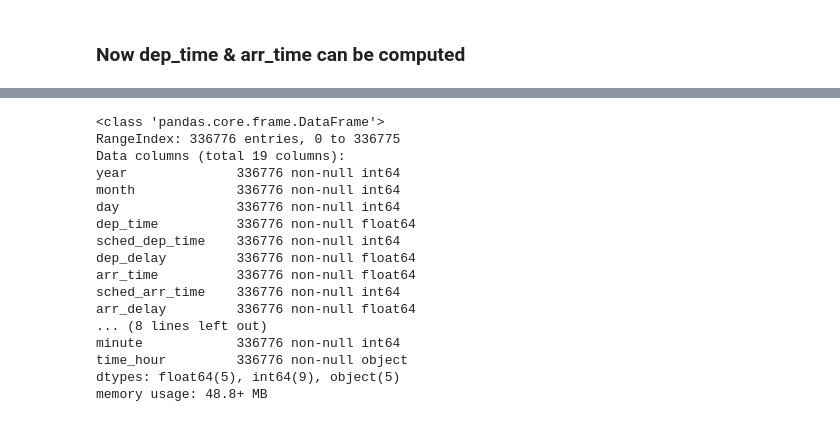
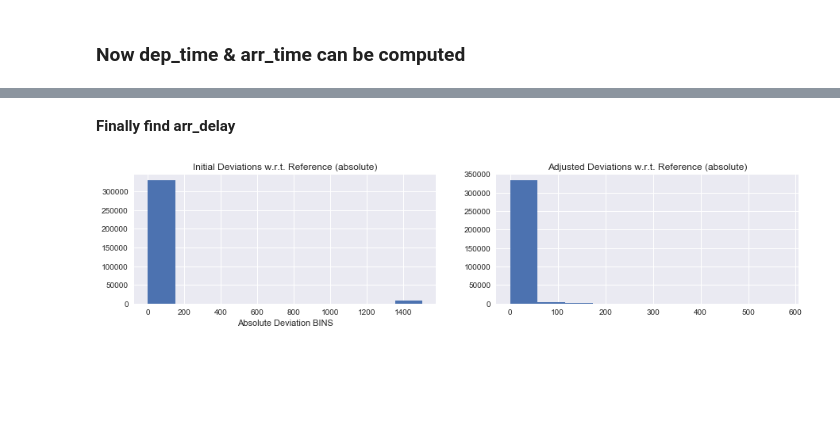
Before and after one commit to smahto243/Flight_Data, a Jupyter notebook: EDA_0_DataCleanUp.ipynb, the cells around one changed output, grey strips where cells are left out. Saved outputs shown, nothing was run; the diff lists cells and outputs as text; code cells hidden in the pictures; blank space fills up the shorter version.

```diff
--- a/EDA_0_DataCleanUp.ipynb
+++ b/EDA_0_DataCleanUp.ipynb
@@ -209,6 +130,0 @@ dtype: float64
-# %%
-# Fill 717 air_time missing records
-both_vars = df.arr_time.notnull() & df.dep_time.notnull() & df.air_time.isnull()
-df.loc[both_vars, "air_time"] = air_time_toFILL[both_vars]
-
-df.air_time.describe()
@@ -289,20 +163,2 @@ dtype: float64
-# %%
-df.info()     # So, all missing values are filled up now
-# %% [output]
-<class 'pandas.core.frame.DataFrame'>
-RangeIndex: 336776 entries, 0 to 336775
-Data columns (total 19 columns):
-year              336776 non-null int64
-month             336776 non-null int64
-day               336776 non-null int64
-dep_time          336776 non-null float64
-sched_dep_time    336776 non-null int64
-dep_delay         336776 non-null float64
-arr_time          336776 non-null float64
-sched_arr_time    336776 non-null int64
-arr_delay         336776 non-null float64
-... (8 lines left out)
-minute            336776 non-null int64
-time_hour         336776 non-null object
-dtypes: float64(5), int64(9), object(5)
-memory usage: 48.8+ MB
+# %% [markdown]
+<b> Finally find arr_delay </b>
@@ -308,0 +191,5 @@ memory usage: 48.8+ MB
+# %%
+na_idx = df.arr_delay.isnull()
+df.loc[na_idx, "arr_delay"] = HHMM_diff_inMinutes(df.arr_time, df.sched_arr_time, df.dep_delay)[na_idx]
+# %% [output]
+[figure, added]
```
Also changed, not shown: parts of 32 cells of this notebook.
